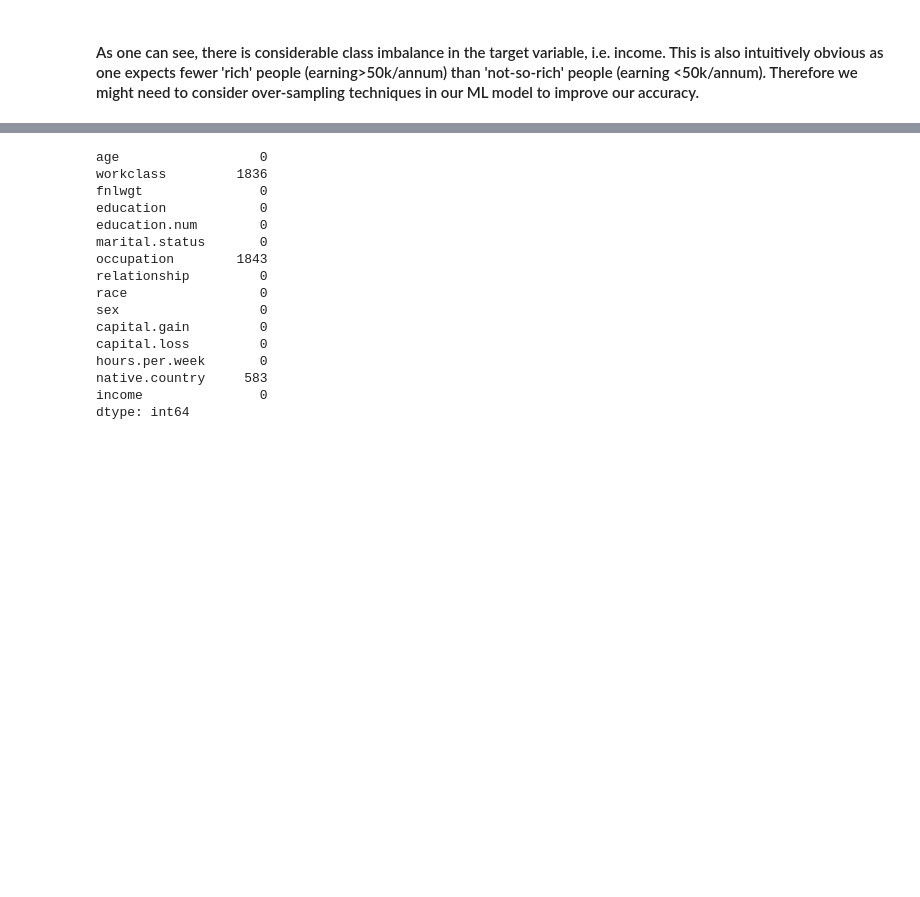
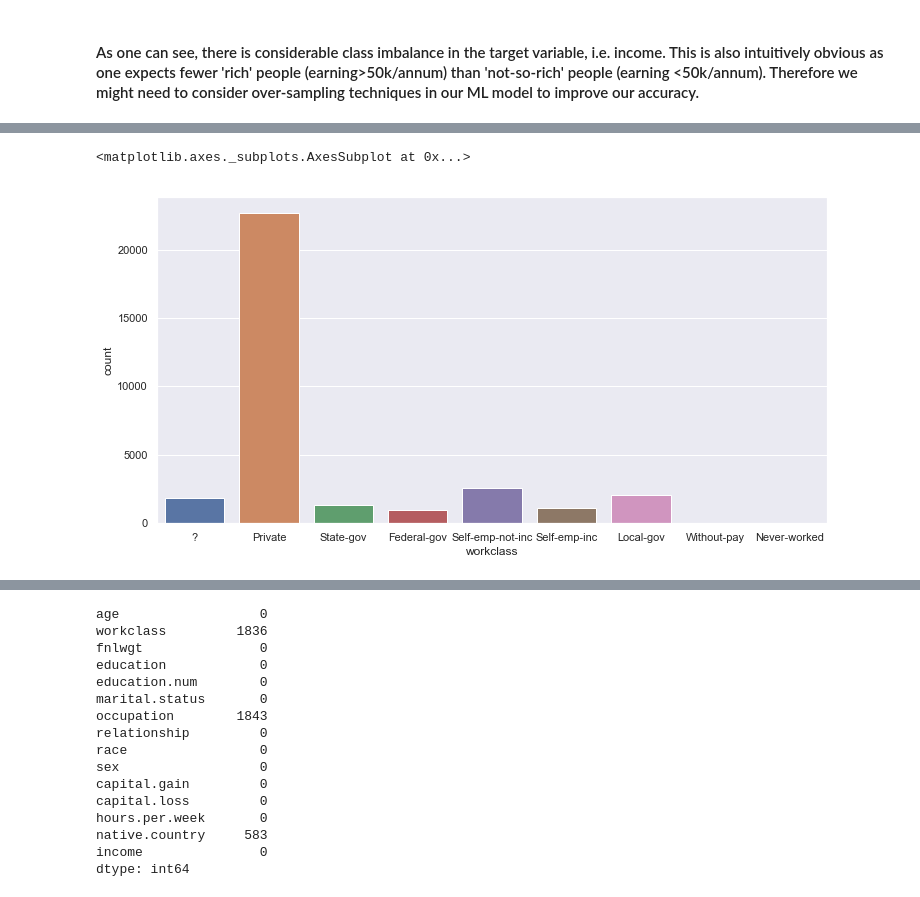
Before and after one commit to dsanyal/Kaggle, a Jupyter notebook: model_kaggle.ipynb, the cells around one changed output, grey strips where cells are left out. Drawn from its saved outputs; the diff is of its cells as text; code cells hidden in the pictures; blank space fills up the shorter version.

```diff
--- a/model_kaggle.ipynb
+++ b/model_kaggle.ipynb
@@ -74,0 +102,6 @@ sns.countplot(data['income'])
+# %%
+plt.figure(figsize=(12,6))
+sns.countplot(data['workclass'])
+# %% [output]
+<matplotlib.axes._subplots.AxesSubplot at 0x...>
+[figure, added]
```
Also changed, not shown: parts of 42 cells of this notebook.
